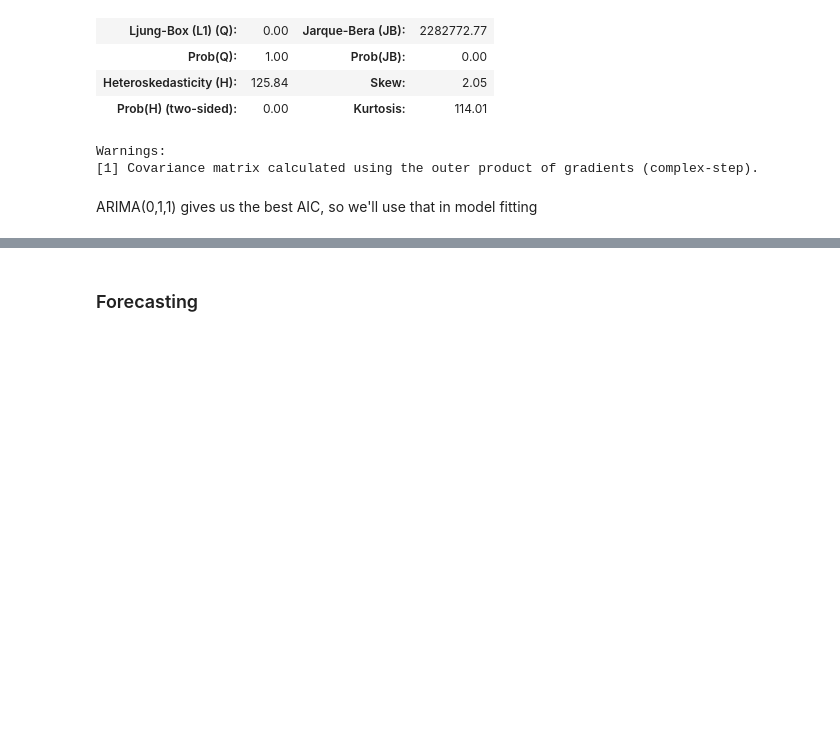
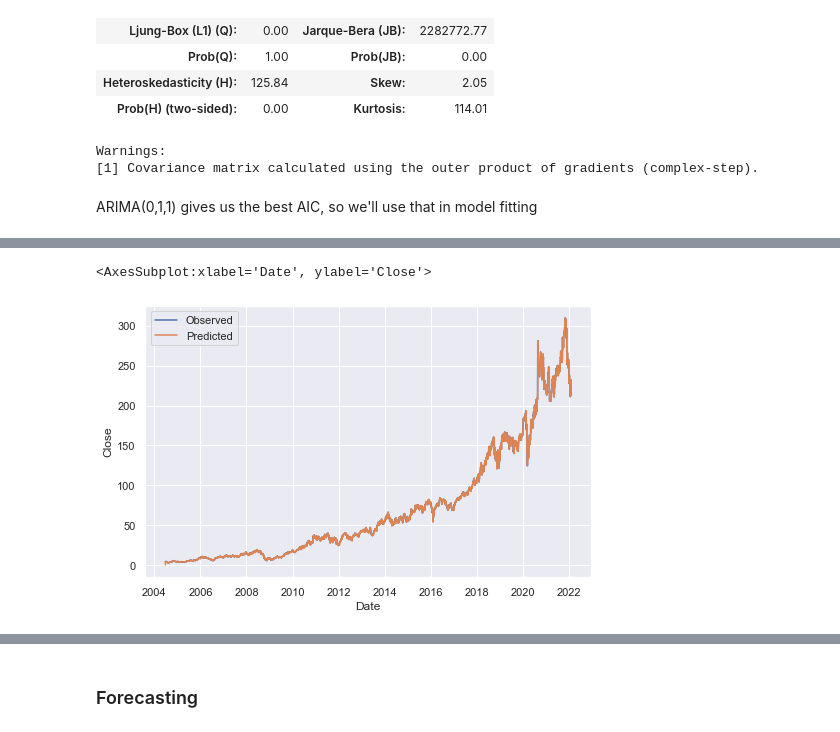
Before and after one commit to bensteves/salesforce_predictions, a Jupyter notebook: salesforce_predictions.ipynb, the cells around one changed output, grey strips where cells are left out. Drawn from its saved outputs; the diff is of its cells as text; code cells hidden in the pictures; blank space fills up the shorter version.

```diff
--- a/salesforce_predictions.ipynb
+++ b/salesforce_predictions.ipynb
@@ -186,0 +202,4 @@ plt.show()
+# %%
+# put predicted values in a data frame, setting up for plot
+arima_preds = pd.DataFrame(arima_fit.predict())
+arima_preds.dtypes, CRM.dtypes, arima_preds
@@ -186,0 +224,18 @@ plt.show()
+# %%
+#predicted and observed plot
+fig, axis = plt.subplots()
+
+sns.set(rc = {'figure.figsize':(15,8)})
+sns.lineplot(
+    data = CRM, ax=axis,
+    x = "Date", y = "Close",
+    label = 'Observed'
+)
+sns.lineplot(
+    data = arima_preds, ax=axis,
+    x = "Date", y = "predicted_mean",
+    label = 'Predicted'
+)
+# %% [output]
+<AxesSubplot:xlabel='Date', ylabel='Close'>
+[figure, added]
```
Also changed, not shown: parts of 23 cells of this notebook.
